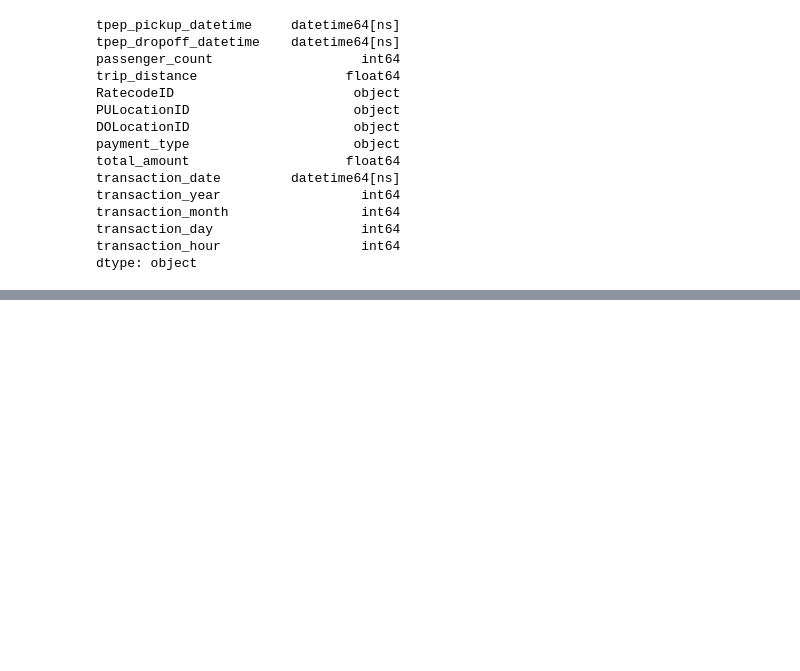
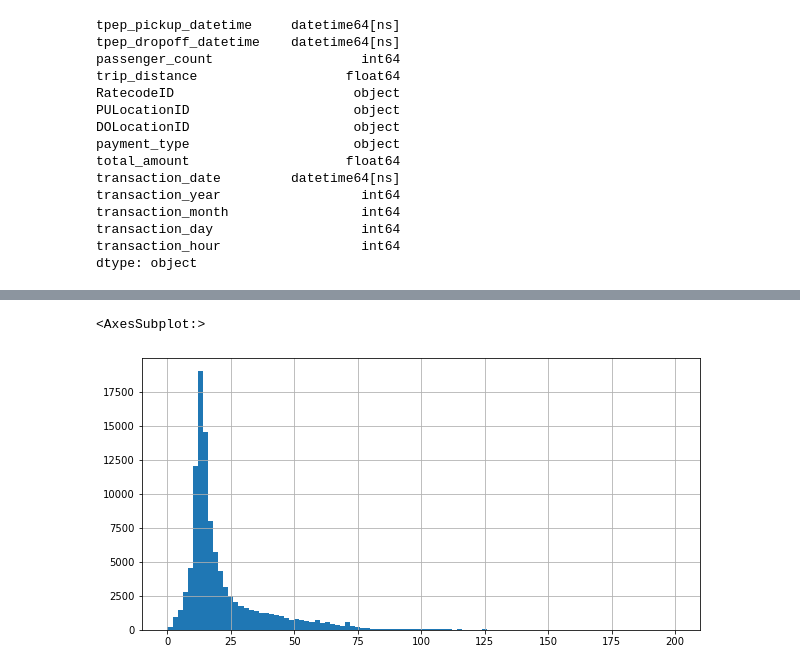
Before and after one commit to yutapon1982-max/New-York-Taxi-Analysis, a Jupyter notebook: Presentable notebook.ipynb, the cells around one changed output, grey strips where cells are left out. Drawn from its saved outputs; the diff is of its cells as text; code cells hidden in the pictures; blank space fills up the shorter version.

```diff
--- a/Presentable notebook.ipynb
+++ b/Presentable notebook.ipynb
@@ -261,0 +271,5 @@ taxi_grouped_by_region.head()
+# %%
+taxi_grouped_by_region['total_amount'].hist(bins=100, figsize=(10,5))
+# %% [output]
+<AxesSubplot:>
+[figure, added]
```
Also changed, not shown: parts of 11 cells of this notebook.
